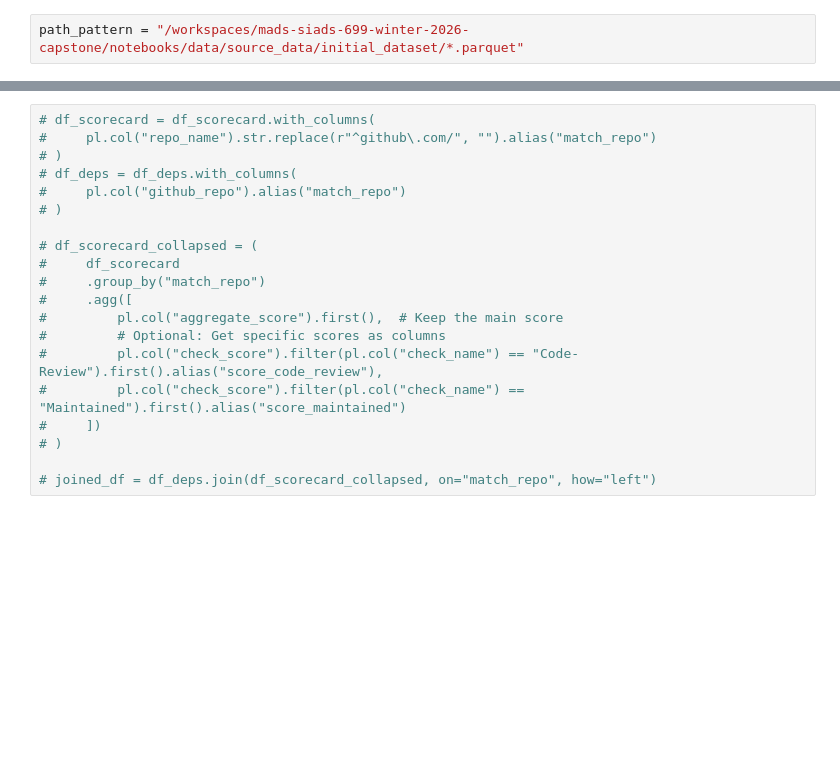
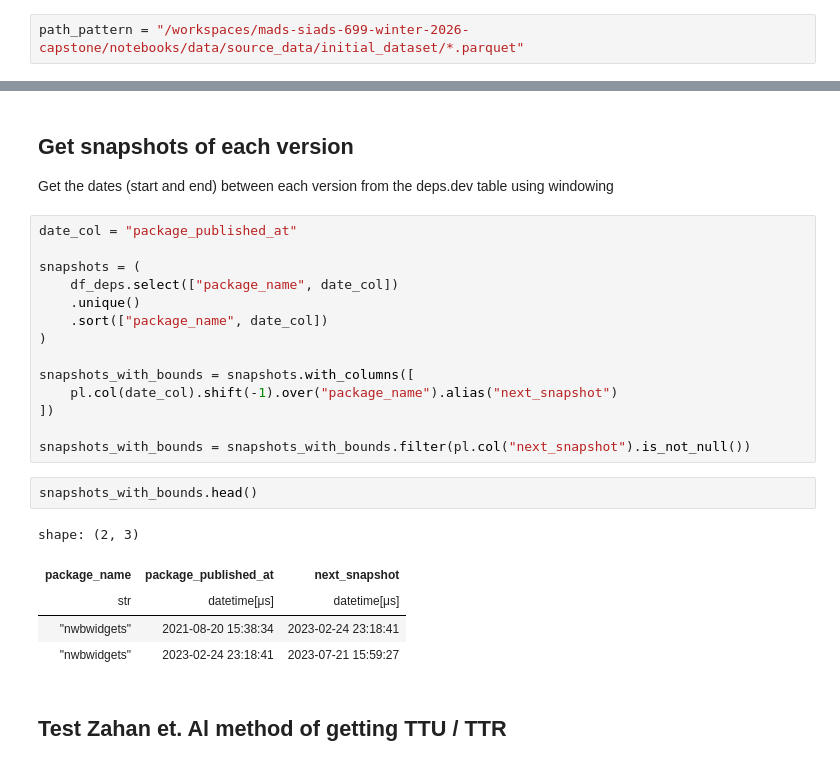
Before and after one commit to shcherbin/mads-siads-699-winter-2026-capstone, a Jupyter notebook: notebooks/EDA/mttu_explore.ipynb, the cells around one changed output, grey strips where cells are left out. Drawn from its saved outputs; the diff is of its cells as text; blank space fills up the shorter version.

```diff
--- a/notebooks/EDA/mttu_explore.ipynb
+++ b/notebooks/EDA/mttu_explore.ipynb
@@ -172,20 +44,27 @@ df_joined = df_deps.join_asof(
-# %%
-# df_scorecard = df_scorecard.with_columns(
-#     pl.col("repo_name").str.replace(r"^github\.com/", "").alias("match_repo")
-# )
-# df_deps = df_deps.with_columns(
-#     pl.col("github_repo").alias("match_repo")
-# )
-
-# df_scorecard_collapsed = (
-#     df_scorecard
-#     .group_by("match_repo")
-#     .agg([
-#         pl.col("aggregate_score").first(),  # Keep the main score
-#         # Optional: Get specific scores as columns
-#         pl.col("check_score").filter(pl.col("check_name") == "Code-Review").first().alias("score_code_review"),
-#         pl.col("check_score").filter(pl.col("check_name") == "Maintained").first().alias("score_maintained")
-#     ])
-# )
-
-# joined_df = df_deps.join(df_scorecard_collapsed, on="match_repo", how="left")
+# %% [markdown]
+## Get snapshots of each version
+Get the dates (start and end) between each version from the deps.dev table using windowing
+# %%
+date_col = "package_published_at"
+
+snapshots = (
+    df_deps.select(["package_name", date_col])
+    .unique()
+    .sort(["package_name", date_col])
+)
+
+snapshots_with_bounds = snapshots.with_columns([
+    pl.col(date_col).shift(-1).over("package_name").alias("next_snapshot")
+])
+
+snapshots_with_bounds = snapshots_with_bounds.filter(pl.col("next_snapshot").is_not_null())
+# %%
+snapshots_with_bounds.head()
+# %% [output]
+shape: (2, 3)
+| package_name | package_published_at | next_snapshot |
+| str | datetime[μs] | datetime[μs] |
+| "nwbwidgets" | 2021-08-20 15:38:34 | 2023-02-24 23:18:41 |
+| "nwbwidgets" | 2023-02-24 23:18:41 | 2023-07-21 15:59:27 |
+# %% [markdown]
+## Test Zahan et. Al method of getting TTU / TTR
```
Also changed, not shown: parts of 16 cells of this notebook.
